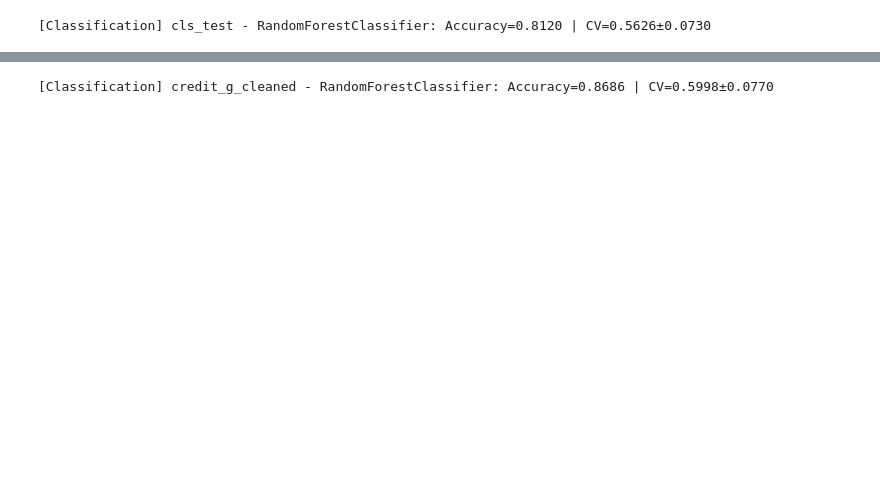
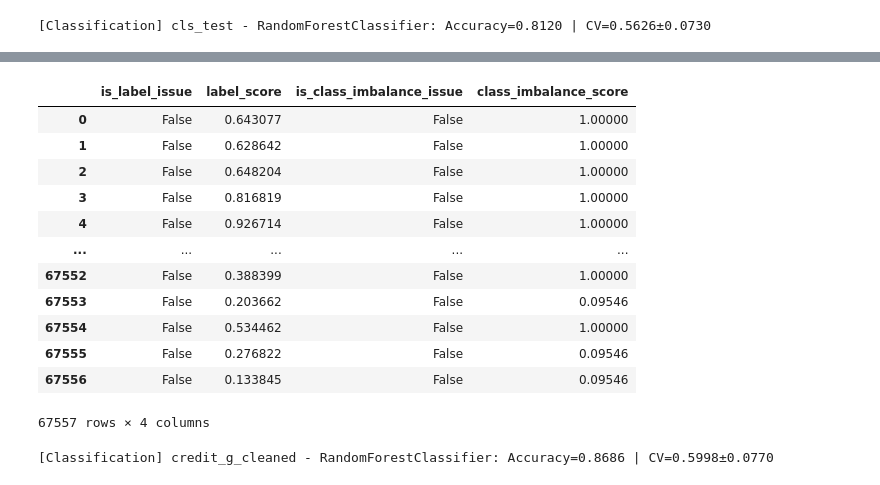
Before and after one commit to mjoudy/galaxy-cleanlab, a Jupyter notebook: cleanlab_evaluation.ipynb, the cells around one changed output, grey strips where cells are left out. Drawn from its saved outputs; the diff is of its cells as text; code cells hidden in the pictures; blank space fills up the shorter version.

```diff
--- a/cleanlab_evaluation.ipynb
+++ b/cleanlab_evaluation.ipynb
@@ -89 +81,17 @@ Audit complete. 5445 issues found in the dataset.
+# %%
+issues
+# %% [output]
+|  | is_label_issue | label_score | is_class_imbalance_issue | class_imbalance_score |
+| 0 | False | 0.643077 | False | 1.00000 |
+| 1 | False | 0.628642 | False | 1.00000 |
+| 2 | False | 0.648204 | False | 1.00000 |
+| 3 | False | 0.816819 | False | 1.00000 |
+| 4 | False | 0.926714 | False | 1.00000 |
+| ... | ... | ... | ... | ... |
+| 67552 | False | 0.388399 | False | 1.00000 |
+| 67553 | False | 0.203662 | False | 0.09546 |
+| 67554 | False | 0.534462 | False | 1.00000 |
+| 67555 | False | 0.276822 | False | 0.09546 |
+| 67556 | False | 0.133845 | False | 0.09546 |
+67557 rows × 4 columns
 # %%
```
Also changed, not shown: parts of 6 cells of this notebook, 21 other files.
